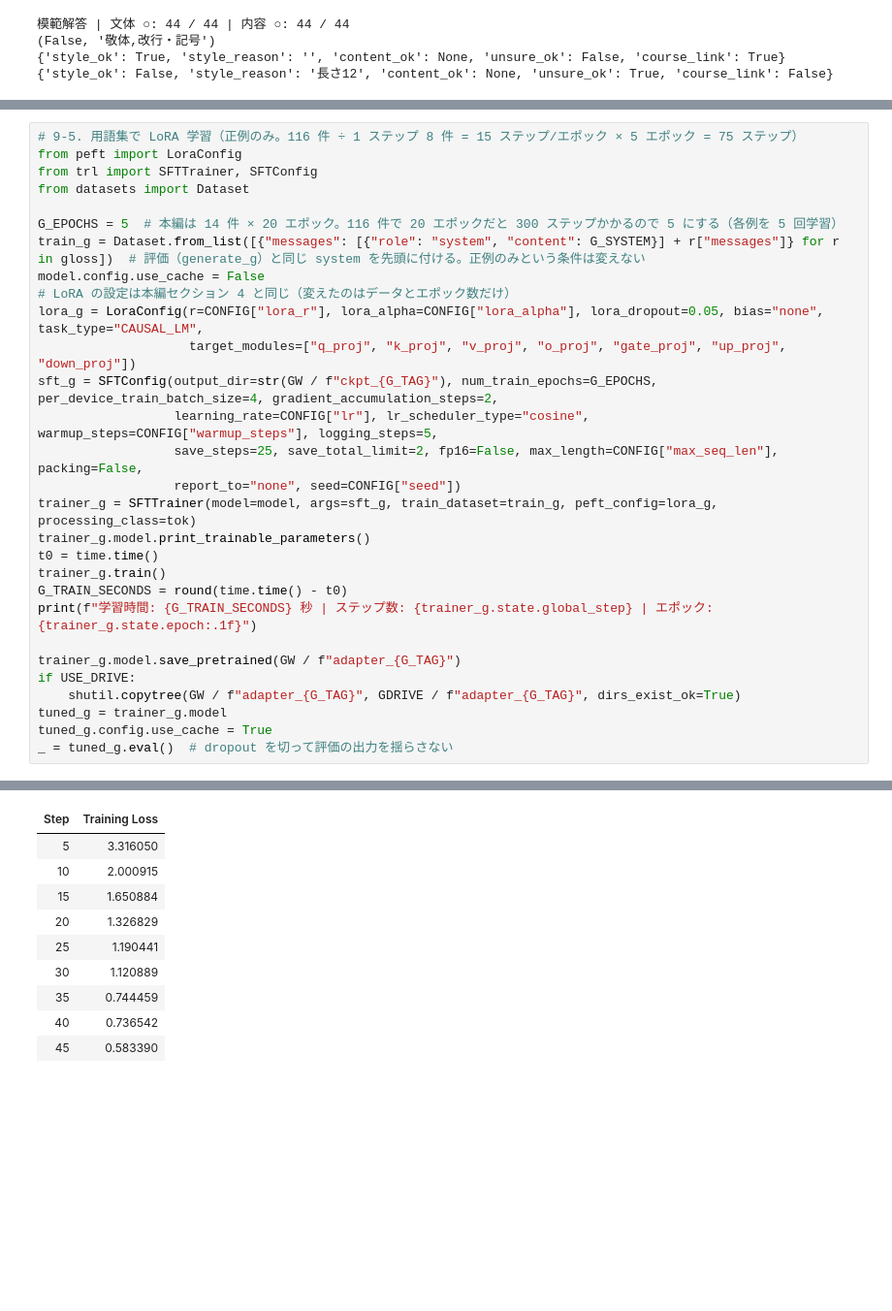
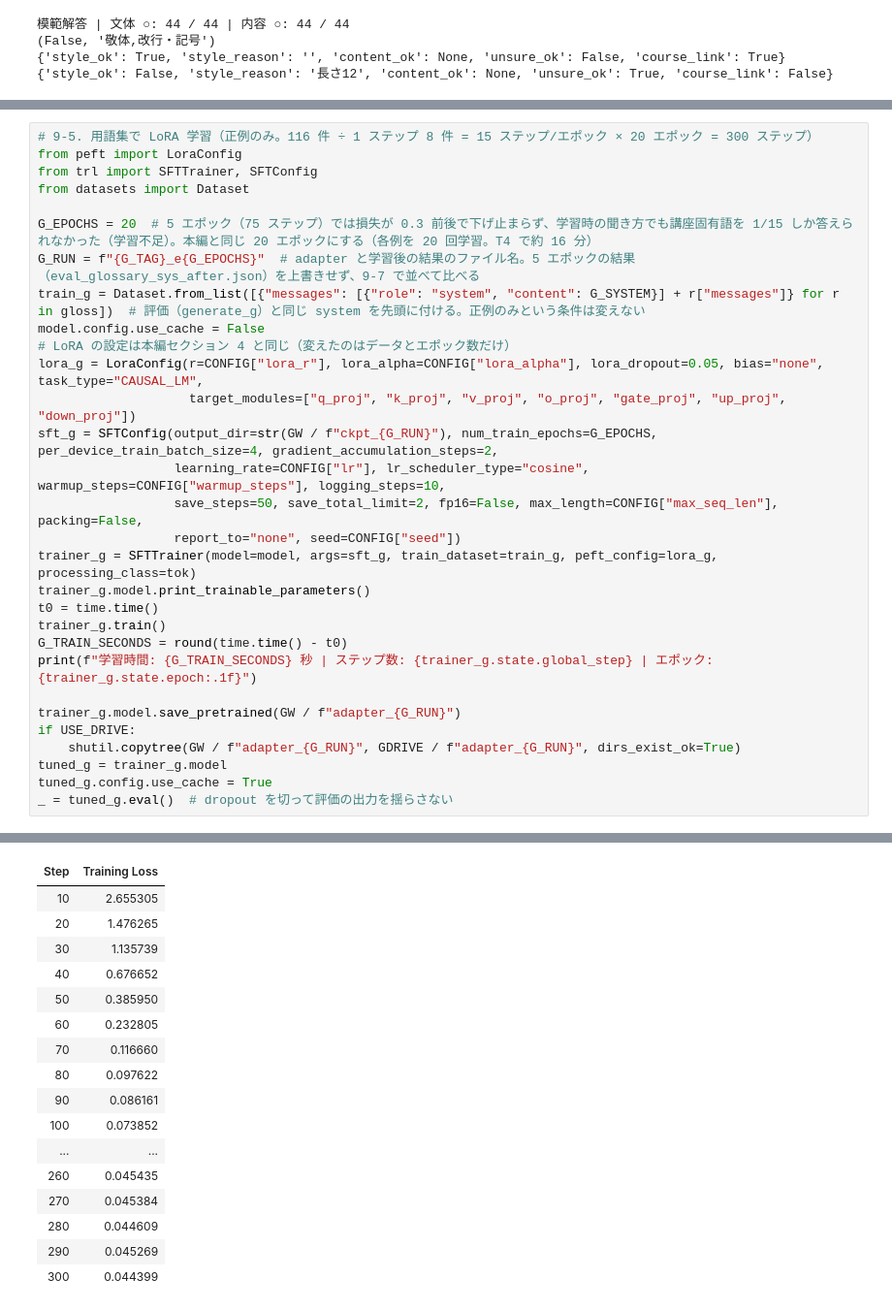
Before and after one commit to SawadaAkimichi37/lecture-ai-engineering-2026, a Jupyter notebook: lora_format_tuning_発展.ipynb, the cells around one changed output, grey strips where cells are left out. Shown at 97% size. Drawn from its saved outputs; the diff is of its cells as text; blank space fills up the shorter version.

```diff
--- a/lora_format_tuning_発展.ipynb
+++ b/lora_format_tuning_発展.ipynb
@@ -948,18 +856,19 @@ display(pd.DataFrame([{"質問": r["question"], "種類": r["kind"], "学習前
 # %%
-# 9-5. 用語集で LoRA 学習（正例のみ。116 件 ÷ 1 ステップ 8 件 = 15 ステップ/エポック × 5 エポック = 75 ステップ）
+# 9-5. 用語集で LoRA 学習（正例のみ。116 件 ÷ 1 ステップ 8 件 = 15 ステップ/エポック × 20 エポック = 300 ステップ）
 from peft import LoraConfig
 from trl import SFTTrainer, SFTConfig
 from datasets import Dataset
 
-G_EPOCHS = 5  # 本編は 14 件 × 20 エポック。116 件で 20 エポックだと 300 ステップかかるので 5 にする（各例を 5 回学習）
+G_EPOCHS = 20  # 5 エポック（75 ステップ）では損失が 0.3 前後で下げ止まらず、学習時の聞き方でも講座固有語を 1/15 しか答えられなかった（学習不足）。本編と同じ 20 エポックにする（各例を 20 回学習。T4 で約 16 分）
+G_RUN = f"{G_TAG}_e{G_EPOCHS}"  # adapter と学習後の結果のファイル名。5 エポックの結果（eval_glossary_sys_after.json）を上書きせず、9-7 で並べて比べる
 train_g = Dataset.from_list([{"messages": [{"role": "system", "content": G_SYSTEM}] + r["messages"]} for r in gloss])  # 評価（generate_g）と同じ system を先頭に付ける。正例のみという条件は変えない
 model.config.use_cache = False
 # LoRA の設定は本編セクション 4 と同じ（変えたのはデータとエポック数だけ）
 lora_g = LoraConfig(r=CONFIG["lora_r"], lora_alpha=CONFIG["lora_alpha"], lora_dropout=0.05, bias="none", task_type="CAUSAL_LM",
                     target_modules=["q_proj", "k_proj", "v_proj", "o_proj", "gate_proj", "up_proj", "down_proj"])
-sft_g = SFTConfig(output_dir=str(GW / f"ckpt_{G_TAG}"), num_train_epochs=G_EPOCHS, per_device_train_batch_size=4, gradient_accumulation_steps=2,
-                  learning_rate=CONFIG["lr"], lr_scheduler_type="cosine", warmup_steps=CONFIG["warmup_steps"], logging_steps=5,
-                  save_steps=25, save_total_limit=2, fp16=False, max_length=CONFIG["max_seq_len"], packing=False,
+sft_g = SFTConfig(output_dir=str(GW / f"ckpt_{G_RUN}"), num_train_epochs=G_EPOCHS, per_device_train_batch_size=4, gradient_accumulation_steps=2,
+                  learning_rate=CONFIG["lr"], lr_scheduler_type="cosine", warmup_steps=CONFIG["warmup_steps"], logging_steps=10,
+                  save_steps=50, save_total_limit=2, fp16=False, max_length=CONFIG["max_seq_len"], packing=False,
                   report_to="none", seed=CONFIG["seed"])
 trainer_g = SFTTrainer(model=model, args=sft_g, train_dataset=train_g, peft_config=lora_g, processing_class=tok)
 trainer_g.model.print_trainable_parameters()
@@ -968,9 +877,9 @@ trainer_g.train()
 G_TRAIN_SECONDS = round(time.time() - t0)
 print(f"学習時間: {G_TRAIN_SECONDS} 秒 | ステップ数: {trainer_g.state.global_step} | エポック: {trainer_g.state.epoch:.1f}")
 
-trainer_g.model.save_pretrained(GW / f"adapter_{G_TAG}")
+trainer_g.model.save_pretrained(GW / f"adapter_{G_RUN}")
 if USE_DRIVE:
-    shutil.copytree(GW / f"adapter_{G_TAG}", GDRIVE / f"adapter_{G_TAG}", dirs_exist_ok=True)
+    shutil.copytree(GW / f"adapter_{G_RUN}", GDRIVE / f"adapter_{G_RUN}", dirs_exist_ok=True)
 tuned_g = trainer_g.model
 tuned_g.config.use_cache = True
 _ = tuned_g.eval()  # dropout を切って評価の出力を揺らさない
@@ -981,10 +892,17 @@ trainable params: 6,389,760 || all params: 758,782,784 || trainable%: 0.8421
 | Step | Training Loss |
-| 5 | 3.316050 |
-| 10 | 2.000915 |
-| 15 | 1.650884 |
-| 20 | 1.326829 |
-| 25 | 1.190441 |
-| 30 | 1.120889 |
-| 35 | 0.744459 |
-| 40 | 0.736542 |
-| 45 | 0.583390 |
+| 10 | 2.655305 |
+| 20 | 1.476265 |
+| 30 | 1.135739 |
+| 40 | 0.676652 |
+| 50 | 0.385950 |
+| 60 | 0.232805 |
+| 70 | 0.116660 |
+| 80 | 0.097622 |
+| 90 | 0.086161 |
+| 100 | 0.073852 |
+| ... | ... |
+| 260 | 0.045435 |
+| 270 | 0.045384 |
+| 280 | 0.044609 |
+| 290 | 0.045269 |
+| 300 | 0.044399 |
```
Also changed, not shown: parts of 14 cells of this notebook.
